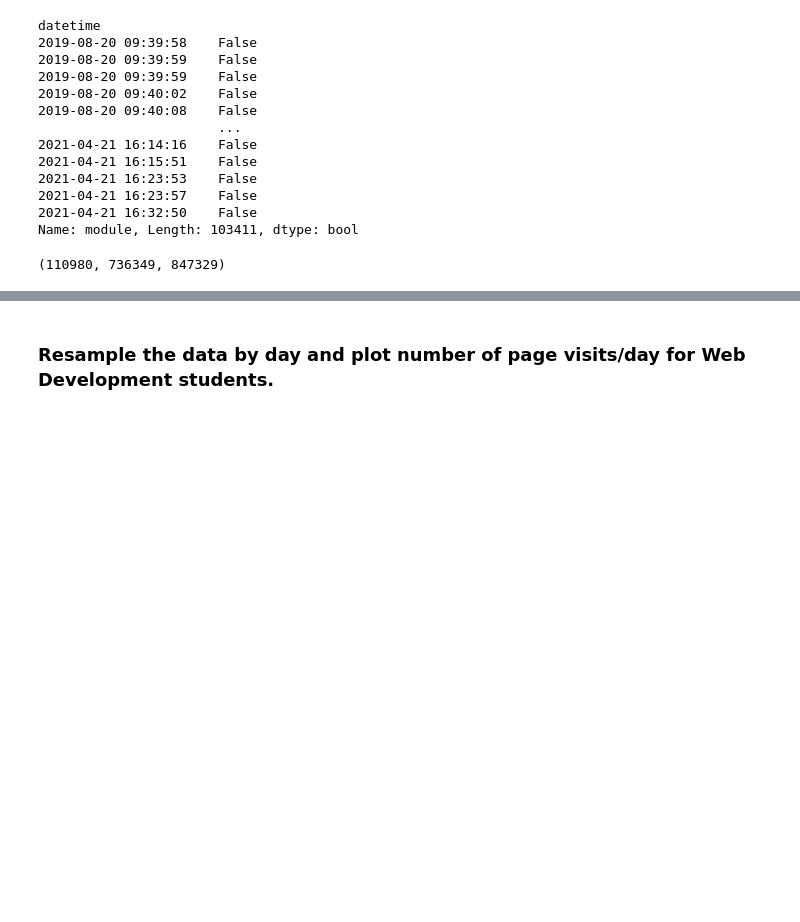
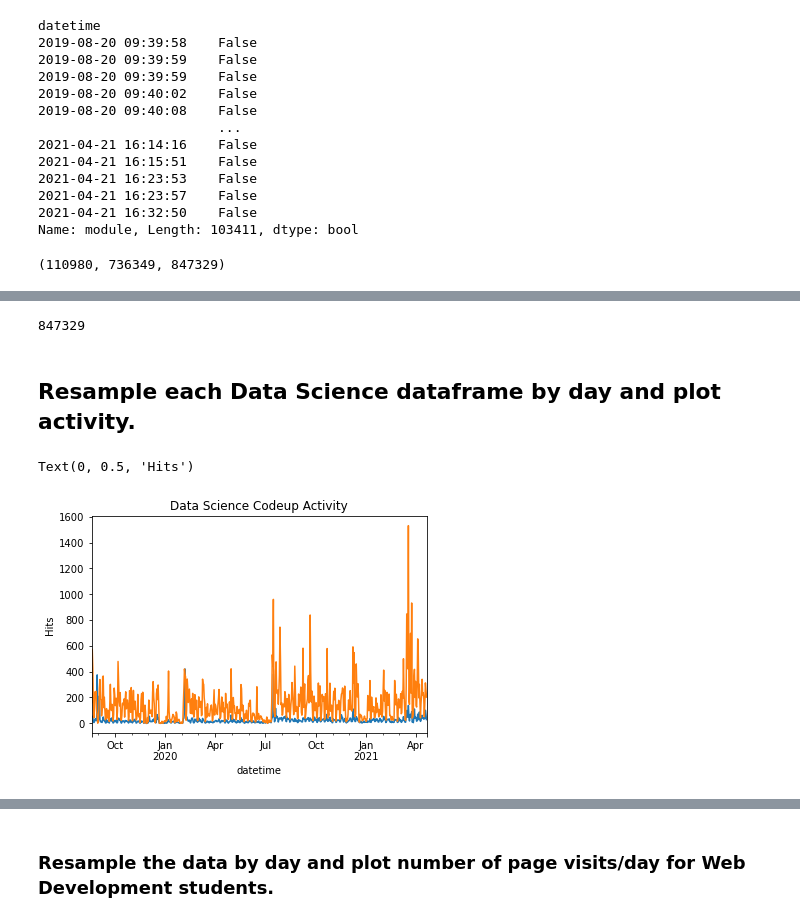
Before and after one commit to AnomalySweeper/user-log-anomaly-detection, a Jupyter notebook: bts-student-log-project-workflow-Copy1.ipynb, the cells around one changed output, grey strips where cells are left out. Drawn from its saved outputs; the diff is of its cells as text; code cells hidden in the pictures; blank space fills up the shorter version.

```diff
--- a/bts-student-log-project-workflow-Copy1.ipynb
+++ b/bts-student-log-project-workflow-Copy1.ipynb
@@ -502,0 +476,15 @@ userlog[userlog.ds_student == False].module.value_counts()[100:150]
+# %%
+# Verify all added together equals total
+webdev_ds_hits.shape[0]+webdev_webdev_hits.shape[0]+ds_ds_hits.shape[0]+ds_webdev_hits.shape[0]
+# %% [output]
+847329
+# %% [markdown]
+## Resample each Data Science dataframe by day and plot activity.
+# %%
+(ds_webdev_hits.resample('d').path.count()).plot()
+(ds_ds_hits.resample('d').path.count()).plot()
+plt.title('Data Science Codeup Activity')
+plt.ylabel('Hits')
+# %% [output]
+Text(0, 0.5, 'Hits')
+[figure, added]
```
Also changed, not shown: parts of 55 cells of this notebook.
